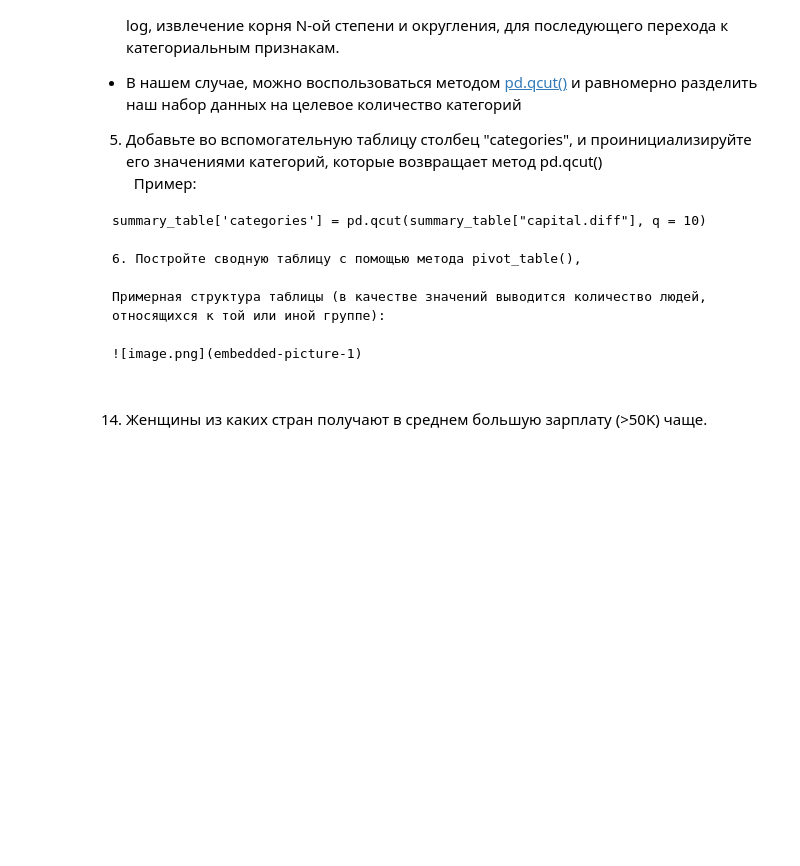
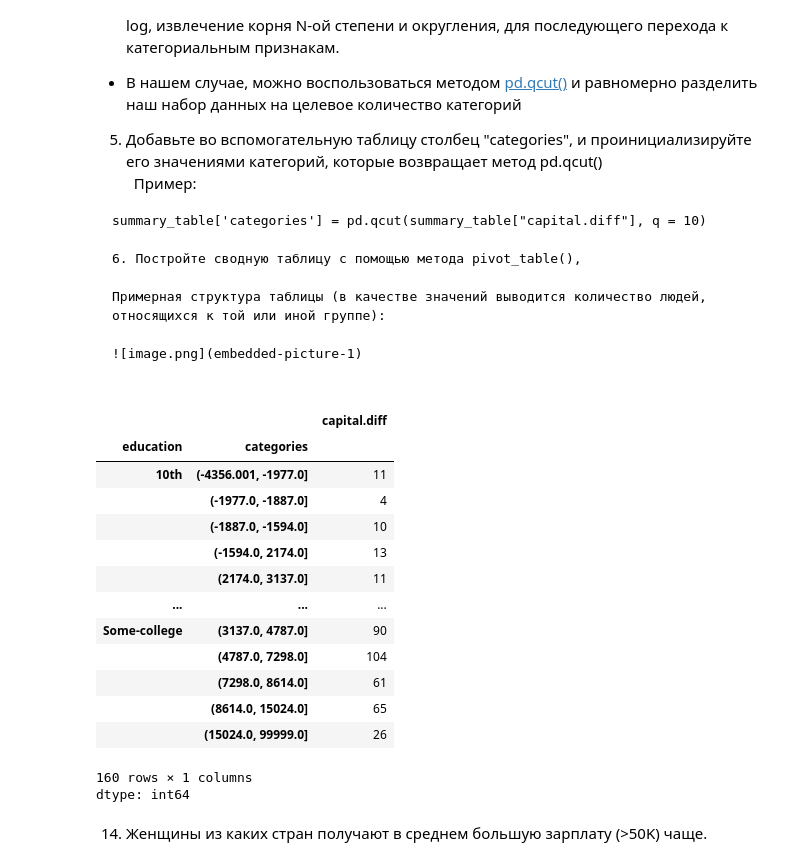
Before and after one commit to DanisStepanov/Computer-mathematics-systems, a Jupyter notebook: 5. Библиотека Pandas. Визуальный анализ данных/Практическая_работа_№5_Библиотека_Pandas.ipynb, the cells around one changed output. Drawn from its saved outputs; the diff is of its cells as text; code cells hidden in the pictures; blank space fills up the shorter version.

```diff
--- a/5. Библиотека Pandas. Визуальный анализ данных/Практическая_работа_№5_Библиотека_Pandas.ipynb
+++ b/5. Библиотека Pandas. Визуальный анализ данных/Практическая_работа_№5_Библиотека_Pandas.ipynb
@@ -223,5 +258,30 @@ summary_table['categories'] = pd.qcut(summary_table["capital.diff"], q = 10)
 Примерная структура таблицы (в качестве значений выводится количество людей, относящихся к той или иной группе):
 
 ![image.png](embedded-picture-1)
+# %%
+summary_table = pd.DataFrame()
+summary_table['education'] = df['education']
+summary_table['capital.diff'] = df['capital.gain'] - df['capital.loss']
+summary_table = summary_table[summary_table['capital.diff'] != 0]
+summary_table['categories'] = pd.qcut(summary_table["capital.diff"], q=10)
+res = summary_table.groupby(['education', 'categories'])['capital.diff'].count()
+res
+#не понятно, правильно или нет
+# %% [output]
+|  |  | capital.diff |
+| education | categories |  |
+| 10th | (-4356.001, -1977.0] | 11 |
+|  | (-1977.0, -1887.0] | 4 |
+|  | (-1887.0, -1594.0] | 10 |
+|  | (-1594.0, 2174.0] | 13 |
+|  | (2174.0, 3137.0] | 11 |
+| ... | ... | ... |
+| Some-college | (3137.0, 4787.0] | 90 |
+|  | (4787.0, 7298.0] | 104 |
+|  | (7298.0, 8614.0] | 61 |
+|  | (8614.0, 15024.0] | 65 |
+|  | (15024.0, 99999.0] | 26 |
+160 rows × 1 columns
+dtype: int64
 # %% [markdown]
 14) Женщины из каких стран получают в среднем большую зарплату (>50K) чаще.
```
Also changed, not shown: parts of 6 cells of this notebook.
